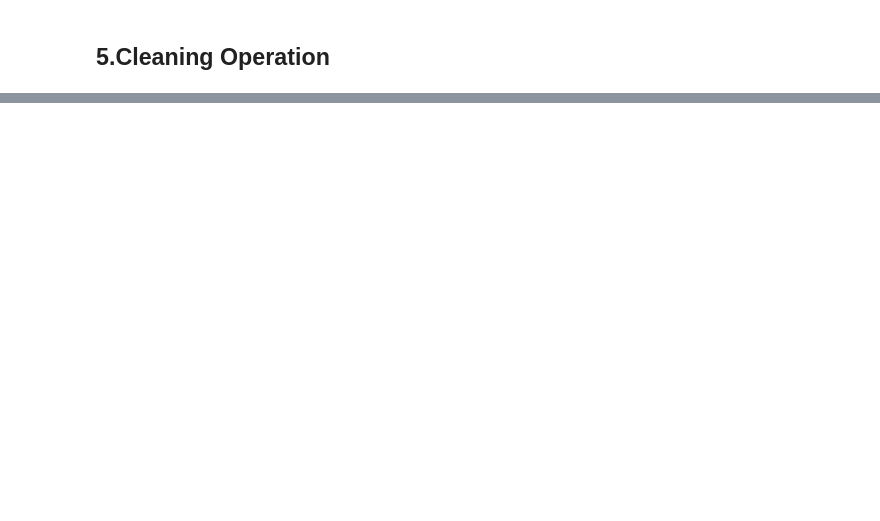
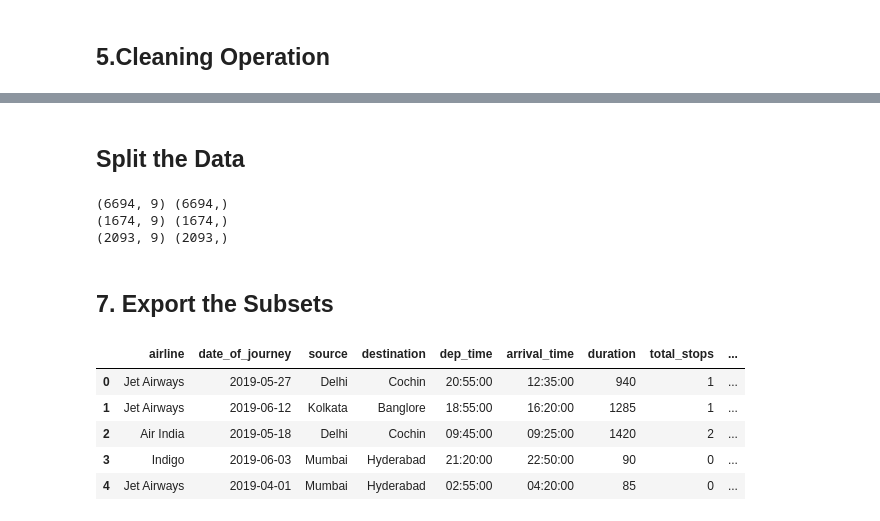
Before and after one commit to T0nm0y1802/AWSSagemaker-Flight-Price-prediction, a Jupyter notebook: Notebooks/Data Cleaning.ipynb, the cells around one changed output, grey strips where cells are left out. Drawn from its saved outputs; the diff is of its cells as text; code cells hidden in the pictures; blank space fills up the shorter version.

```diff
--- a/Notebooks/Data Cleaning.ipynb
+++ b/Notebooks/Data Cleaning.ipynb
@@ -257,0 +422,36 @@ clean_data(flights)
+# %% [markdown]
+## Split the Data
+# %%
+flights_final=flights_cleaned
+X=flights_final.drop(columns="price")
+y=flights_final.price.copy()
+# %%
+X_, X_test, y_, y_test = train_test_split(X, y, test_size=0.2, random_state=42)
+X_train, X_val, y_train, y_val = train_test_split(X_, y_, test_size=0.2, random_state=42)
+
+print(X_train.shape,y_train.shape)
+print(X_val.shape,y_val.shape)
+print(X_test.shape,y_test.shape)
+# %% [output]
+(6694, 9) (6694,)
+(1674, 9) (1674,)
+(2093, 9) (2093,)
+# %% [markdown]
+## 7. Export the Subsets
+# %%
+def export_data(X,y,name):
+    file_name=f"{name}.csv"
+    file_path=os.path.join(PROJECT_DIR,DATA_DIR,file_name)
+
+    X.join(y).to_csv(file_path,index=False)
+
+    return pd.read_csv(file_path).head()
+# %%
+export_data(X_train,y_train,"train")
+# %% [output]
+|  | airline | date_of_journey | source | destination | dep_time | arrival_time | duration | total_stops | ... |
+| 0 | Jet Airways | 2019-05-27 | Delhi | Cochin | 20:55:00 | 12:35:00 | 940 | 1 | ... |
+| 1 | Jet Airways | 2019-06-12 | Kolkata | Banglore | 18:55:00 | 16:20:00 | 1285 | 1 | ... |
+| 2 | Air India | 2019-05-18 | Delhi | Cochin | 09:45:00 | 09:25:00 | 1420 | 2 | ... |
+| 3 | Indigo | 2019-06-03 | Mumbai | Hyderabad | 21:20:00 | 22:50:00 | 90 | 0 | ... |
+| 4 | Jet Airways | 2019-04-01 | Mumbai | Hyderabad | 02:55:00 | 04:20:00 | 85 | 0 | ... |
```
Also changed, not shown: parts of 15 cells of this notebook, 13 other files.
